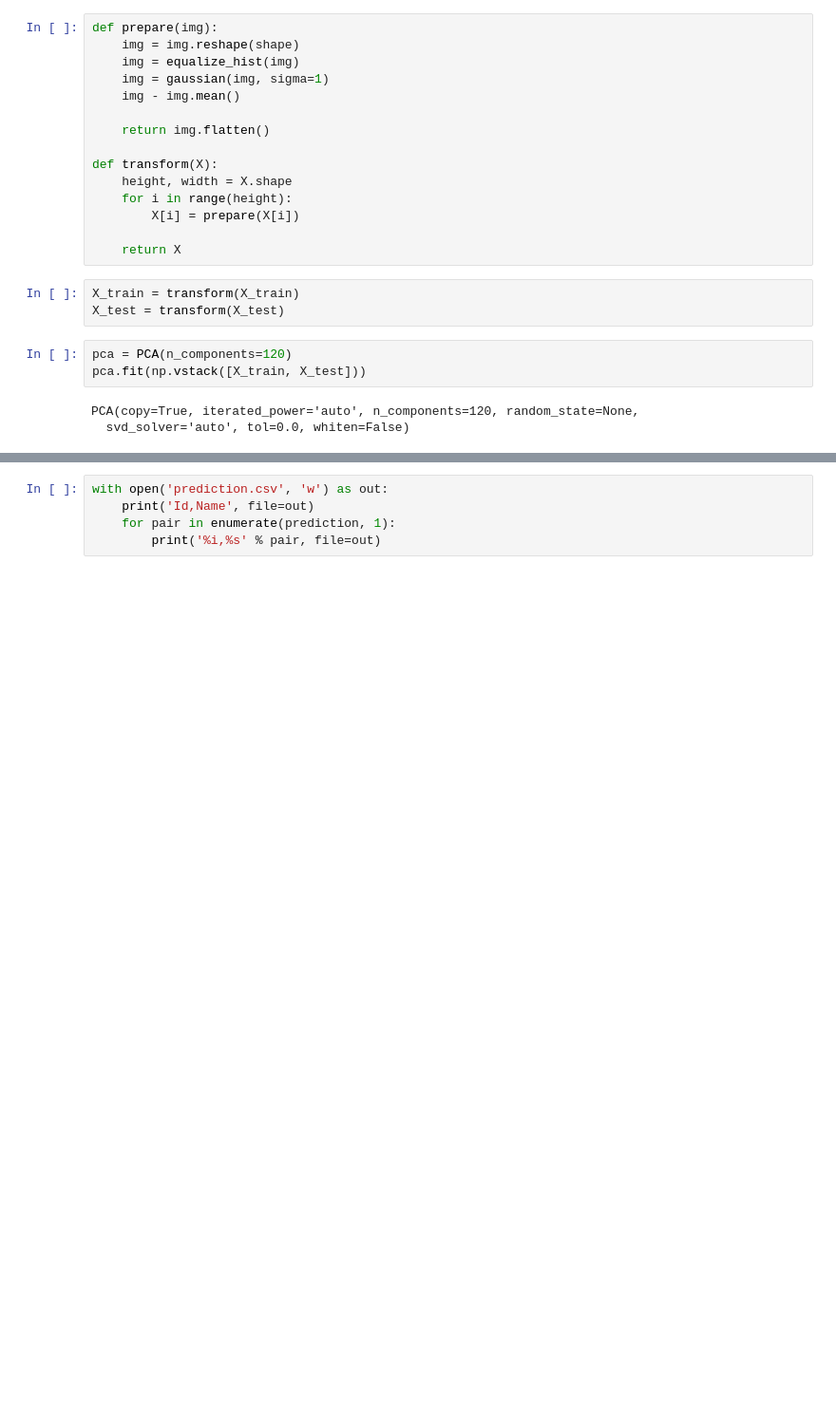
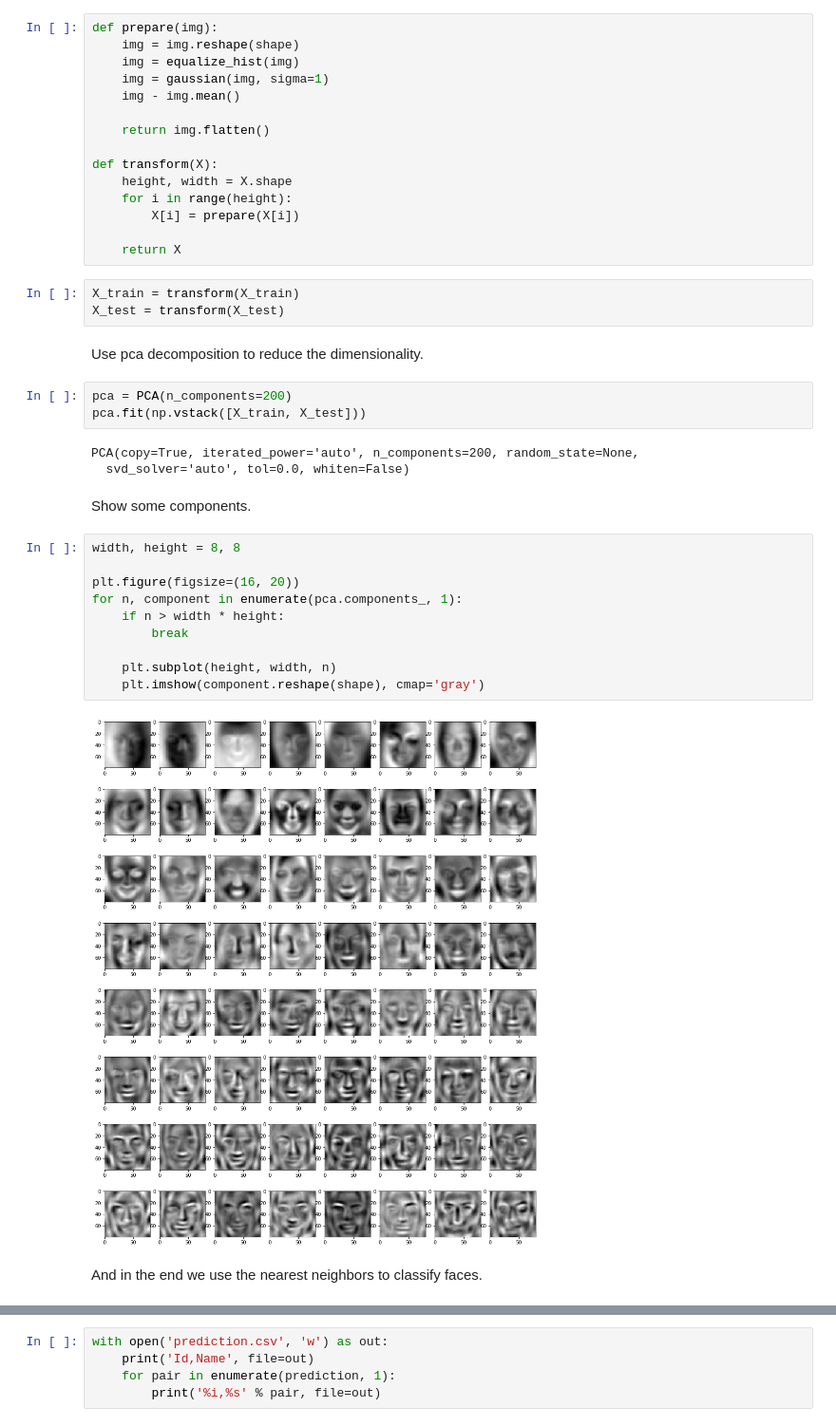
Before and after one commit to dasimagin/PML, a Jupyter notebook: P1-example.ipynb, the cells around one changed output, grey strips where cells are left out. Shown at 95% size. Drawn from its saved outputs; the diff is of its cells as text; blank space fills up the shorter version.

```diff
--- a/P1-example.ipynb
+++ b/P1-example.ipynb
@@ -57,11 +57,29 @@ def transform(X):
 # %%
 X_train = transform(X_train)
 X_test = transform(X_test)
+# %% [markdown]
+Use pca decomposition to reduce the dimensionality.
 # %%
-pca = PCA(n_components=120)
+pca = PCA(n_components=200)
 pca.fit(np.vstack([X_train, X_test]))
 # %% [output]
-PCA(copy=True, iterated_power='auto', n_components=120, random_state=None,
+PCA(copy=True, iterated_power='auto', n_components=200, random_state=None,
   svd_solver='auto', tol=0.0, whiten=False)
+# %% [markdown]
+Show some components.
+# %%
+width, height = 8, 8
+
+plt.figure(figsize=(16, 20))
+for n, component in enumerate(pca.components_, 1):
+    if n > width * height:
+        break
+
+    plt.subplot(height, width, n)
+    plt.imshow(component.reshape(shape), cmap='gray')
+# %% [output]
+[figure, added]
+# %% [markdown]
+And in the end we use the nearest neighbors to classify faces.
 # %%
 classifier = KNeighborsClassifier(n_neighbors=1, p=1.5, metric='minkowski')
```
Also changed, not shown: parts of 28 cells of this notebook.
